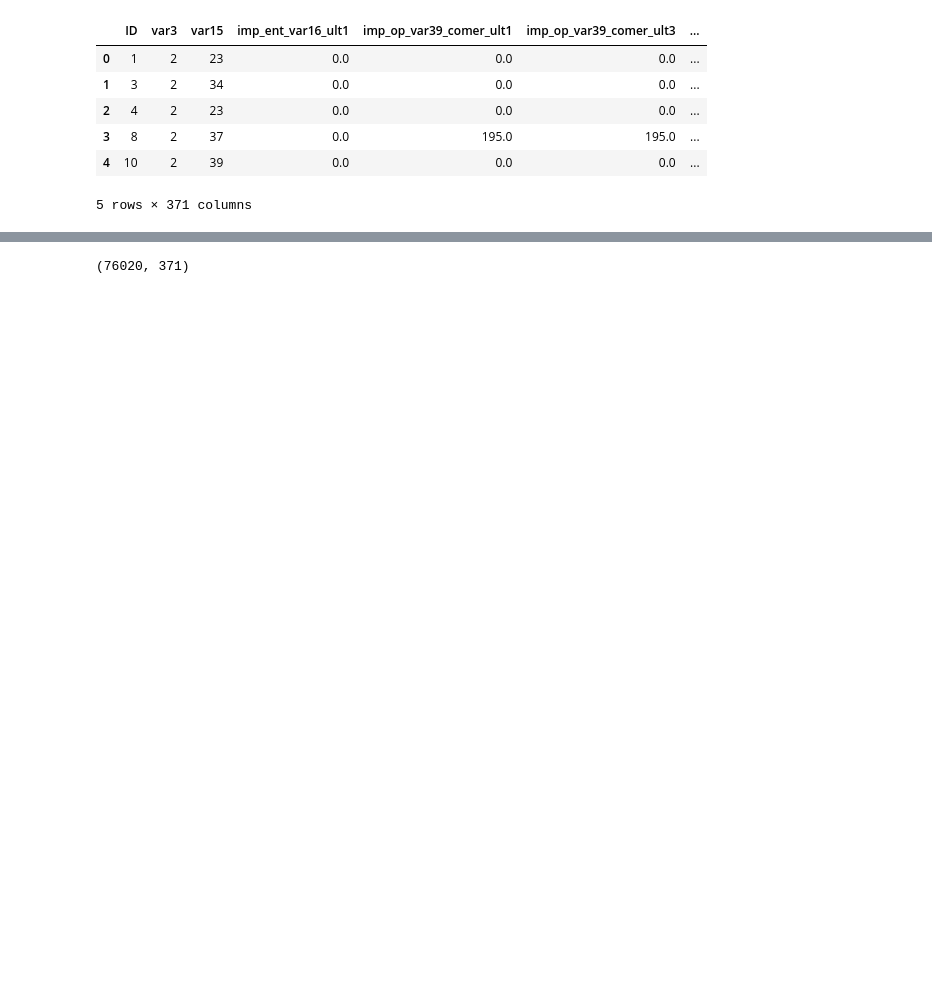
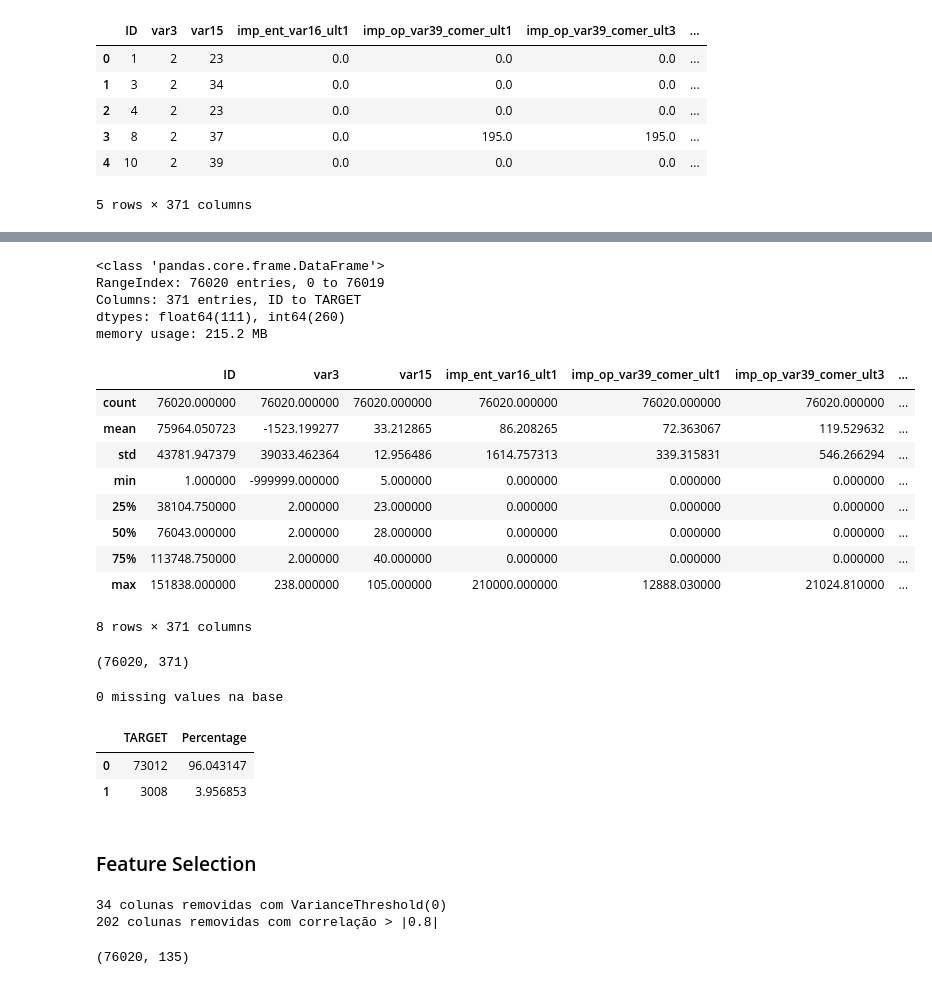
Before and after one commit to eduardobaratela/Data-Master, a Jupyter notebook: Untitled.ipynb, the cells around one changed output, grey strips where cells are left out. Drawn from its saved outputs; the diff is of its cells as text; code cells hidden in the pictures; blank space fills up the shorter version.

```diff
--- a/Untitled.ipynb
+++ b/Untitled.ipynb
@@ -16,4 +39,51 @@ train.head()
+# %%
+train.info()
+# %% [output]
+<class 'pandas.core.frame.DataFrame'>
+RangeIndex: 76020 entries, 0 to 76019
+Columns: 371 entries, ID to TARGET
+dtypes: float64(111), int64(260)
+memory usage: 215.2 MB
 # %%
-train.shape
+train.describe()
 # %% [output]
+|  | ID | var3 | var15 | imp_ent_var16_ult1 | imp_op_var39_comer_ult1 | imp_op_var39_comer_ult3 | ... |
+| count | 76020.000000 | 76020.000000 | 76020.000000 | 76020.000000 | 76020.000000 | 76020.000000 | ... |
+| mean | 75964.050723 | -1523.199277 | 33.212865 | 86.208265 | 72.363067 | 119.529632 | ... |
+| std | 43781.947379 | 39033.462364 | 12.956486 | 1614.757313 | 339.315831 | 546.266294 | ... |
+| min | 1.000000 | -999999.000000 | 5.000000 | 0.000000 | 0.000000 | 0.000000 | ... |
+| 25% | 38104.750000 | 2.000000 | 23.000000 | 0.000000 | 0.000000 | 0.000000 | ... |
+| 50% | 76043.000000 | 2.000000 | 28.000000 | 0.000000 | 0.000000 | 0.000000 | ... |
+| 75% | 113748.750000 | 2.000000 | 40.000000 | 0.000000 | 0.000000 | 0.000000 | ... |
+| max | 151838.000000 | 238.000000 | 105.000000 | 210000.000000 | 12888.030000 | 21024.810000 | ... |
-(76020, 371)
+8 rows × 371 columns
+# %%
+train.shape
+# %% [output]
+(76020, 371)
+# %%
+#checkando missing values
+
+flag = 0
+for col in train:
+    soma = train[col].isna().sum()
+    if soma > 0:
+        flag += 1
+        print(f"train{train[col]} : {soma} missing value(s)")
+
+if flag == 0:
+  print("0 missing values na base")
+# %% [output]
+0 missing values na base
+# %%
+#proporção da target
+
+pct = pd.DataFrame(train['TARGET'].value_counts())
+pct['Percentage'] = 100*pct['TARGET']/train.shape[0]
+pct
+# %% [output]
+|  | TARGET | Percentage |
+| 0 | 73012 | 96.043147 |
+| 1 | 3008 | 3.956853 |
+# %% [markdown]
+### Feature Selection
@@ -19,0 +113,9 @@ train.shape
+# %%
+train_sel = feature_selection(train, 0.8)
+# %% [output]
+34 colunas removidas com VarianceThreshold(0)
+202 colunas removidas com correlação > |0.8|
+# %%
+train_sel.shape
+# %% [output]
+(76020, 135)
```
Also changed, not shown: parts of 14 cells of this notebook.
